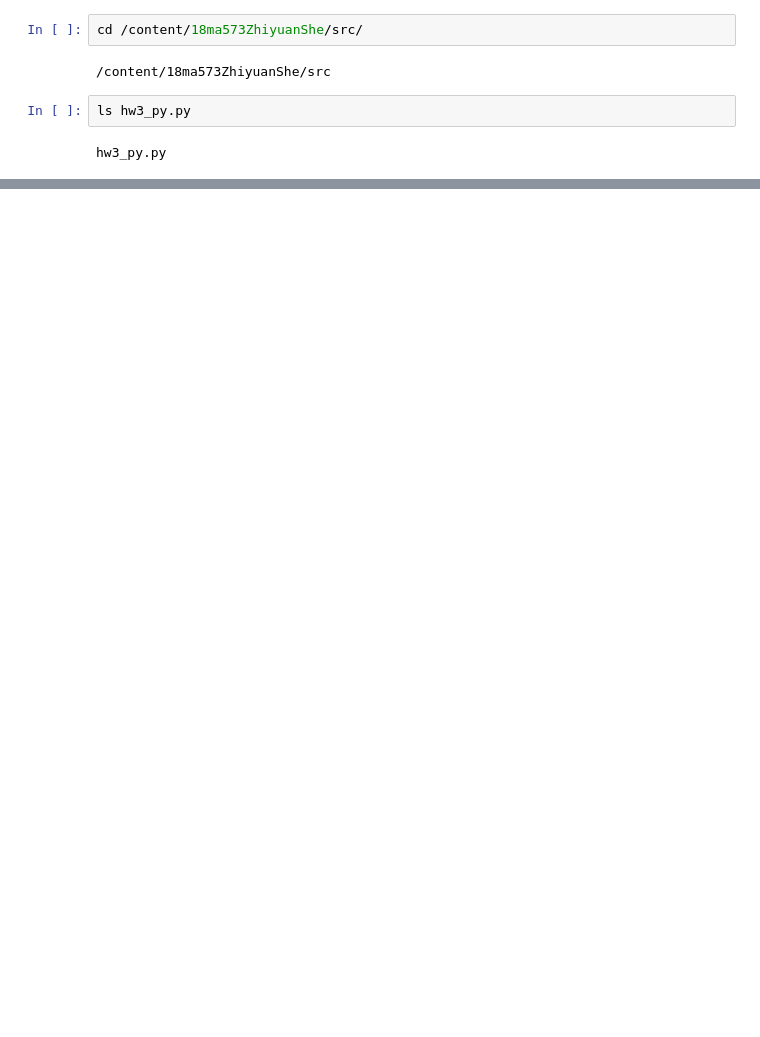
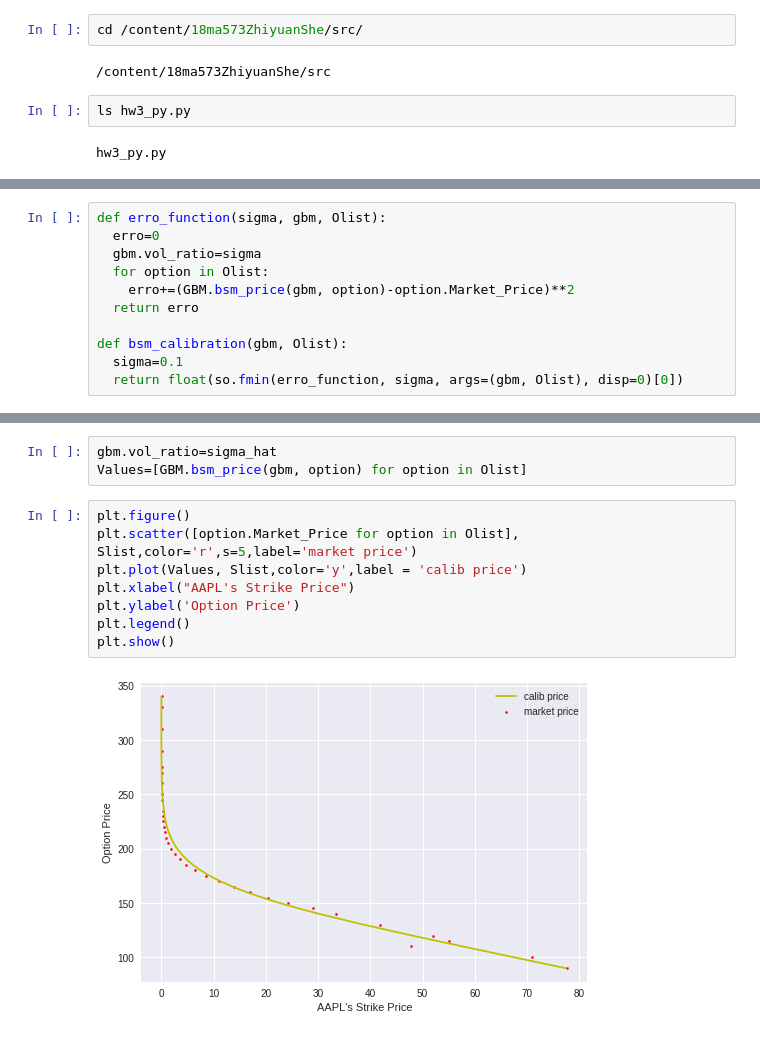
Before and after one commit to ZhyShe/18ma573ZhiyuanShe, a Jupyter notebook: src/hw4_1.ipynb, the cells around one changed output, grey strips where cells are left out. Drawn from its saved outputs; the diff is of its cells as text; blank space fills up the shorter version.

```diff
--- a/src/hw4_1.ipynb
+++ b/src/hw4_1.ipynb
@@ -80,0 +139,11 @@ plt.plot(Slist, Vlist)
+# %%
+def erro_function(sigma, gbm, Olist):
+  erro=0
+  gbm.vol_ratio=sigma
+  for option in Olist:
+    erro+=(GBM.bsm_price(gbm, option)-option.Market_Price)**2
+  return erro
+
+def bsm_calibration(gbm, Olist):
+  sigma=0.1
+  return float(so.fmin(erro_function, sigma, args=(gbm, Olist), disp=0)[0])
@@ -80,0 +155,13 @@ plt.plot(Slist, Vlist)
+# %%
+gbm.vol_ratio=sigma_hat
+Values=[GBM.bsm_price(gbm, option) for option in Olist]
+# %%
+plt.figure()
+plt.scatter([option.Market_Price for option in Olist], Slist,color='r',s=5,label='market price')
+plt.plot(Values, Slist,color='y',label = 'calib price')
+plt.xlabel("AAPL's Strike Price")
+plt.ylabel('Option Price')
+plt.legend()
+plt.show()
+# %% [output]
+[figure, added]
```
Also changed, not shown: parts of 13 cells of this notebook.
